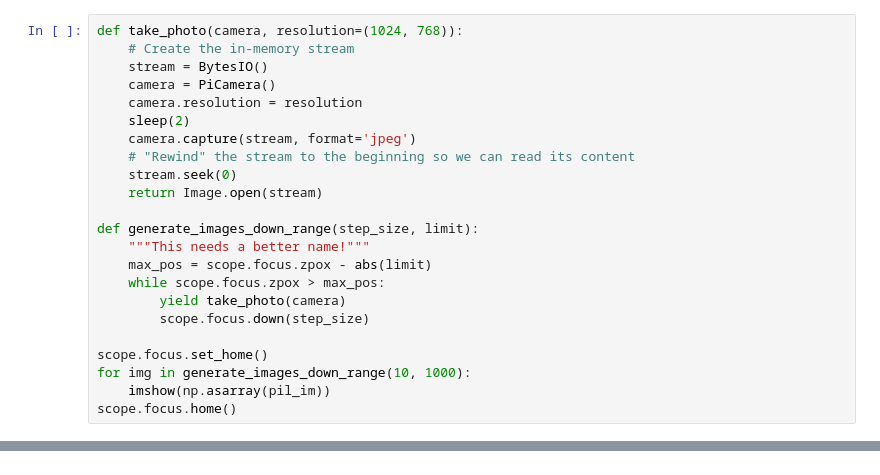
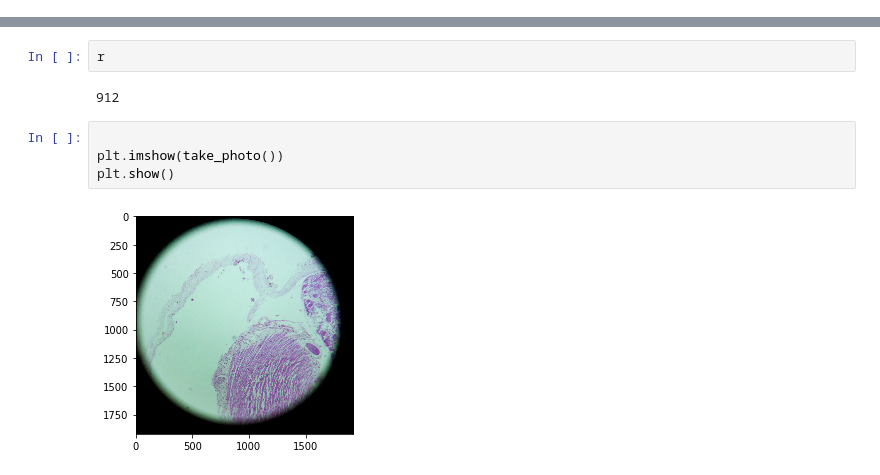
Before and after one commit to python-friends/auto-scope, a Jupyter notebook: motor testing.ipynb, the cells around one changed output, grey strips where cells are left out. Drawn from its saved outputs; the diff is of its cells as text.

Commit message:
Camera module

```diff
--- a/motor testing.ipynb
+++ b/motor testing.ipynb
@@ -41,23 +0,0 @@ AttributeError: 'NoneType' object has no attribute 'shape'
-# %%
-def take_photo(camera, resolution=(1024, 768)):
-    # Create the in-memory stream
-    stream = BytesIO()
-    camera = PiCamera()
-    camera.resolution = resolution
-    sleep(2)
-    camera.capture(stream, format='jpeg')
-    # "Rewind" the stream to the beginning so we can read its content
-    stream.seek(0)
-    return Image.open(stream)
-
-def generate_images_down_range(step_size, limit):
-    """This needs a better name!"""
-    max_pos = scope.focus.zpox - abs(limit)
-    while scope.focus.zpox > max_pos:
-        yield take_photo(camera)
-        scope.focus.down(step_size)
-
-scope.focus.set_home()
-for img in generate_images_down_range(10, 1000):
-    imshow(np.asarray(pil_im))
-scope.focus.home()
@@ -150,0 +373,10 @@ platform.machine()
+# %%
+r
+# %% [output]
+912
+# %%
+
+plt.imshow(take_photo())
+plt.show()
+# %% [output]
+[figure, added]
```
Also changed, not shown: parts of 74 cells of this notebook, 7 other files.
